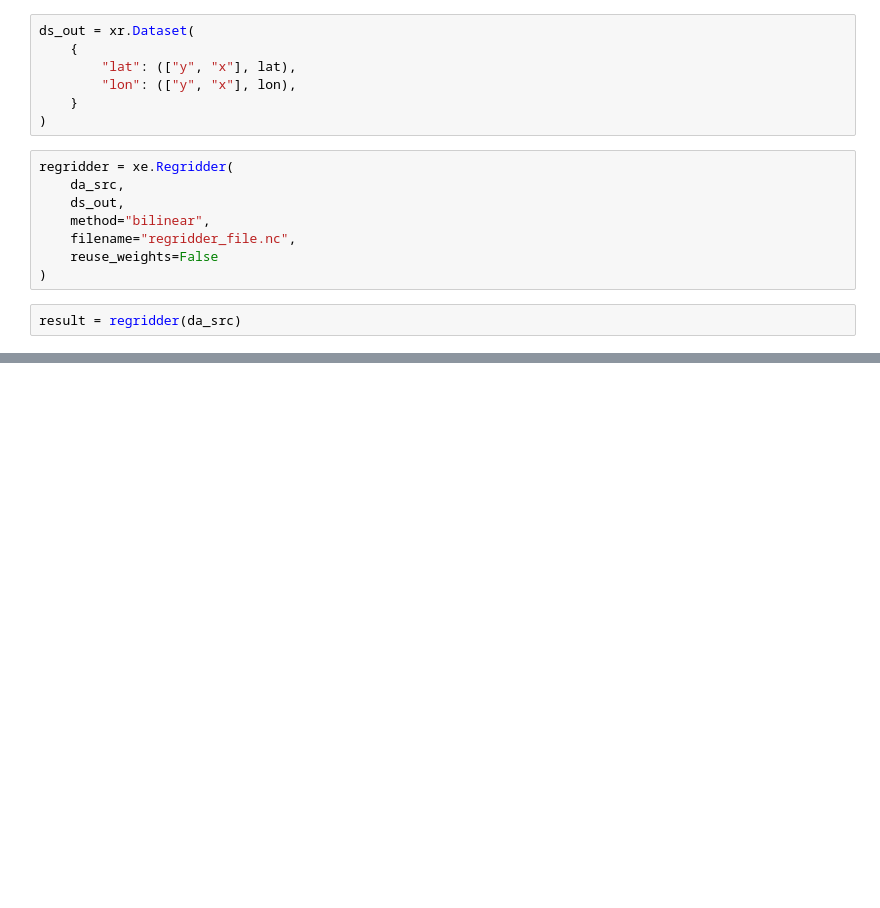
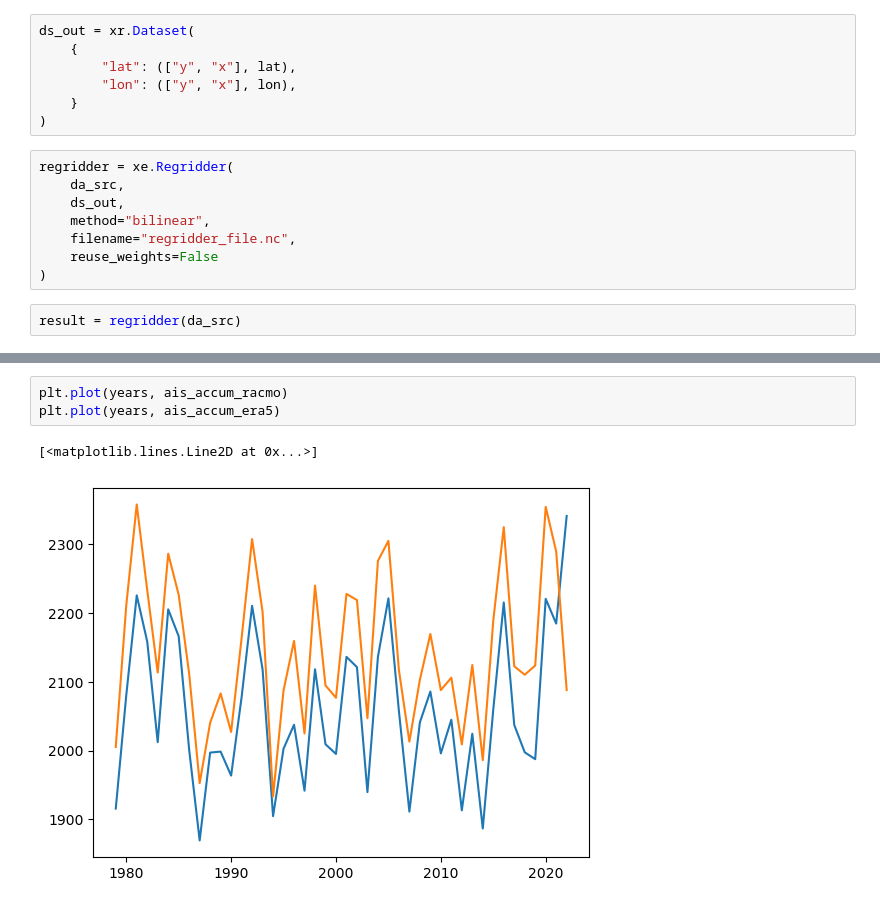
Before and after one commit to advikeswaran/metric-reconstruction, a Jupyter notebook: ERA5_ENSRF.ipynb, the cells around one changed output, grey strips where cells are left out. Drawn from its saved outputs; the diff is of its cells as text; blank space fills up the shorter version.

```diff
--- a/ERA5_ENSRF.ipynb
+++ b/ERA5_ENSRF.ipynb
@@ -311,0 +493,6 @@ print(result.shape)
+# %%
+plt.plot(years, ais_accum_racmo)
+plt.plot(years, ais_accum_era5)
+# %% [output]
+[<matplotlib.lines.Line2D at 0x...>]
+[figure, added]
```
Also changed, not shown: parts of 27 cells of this notebook, 3 other files.
